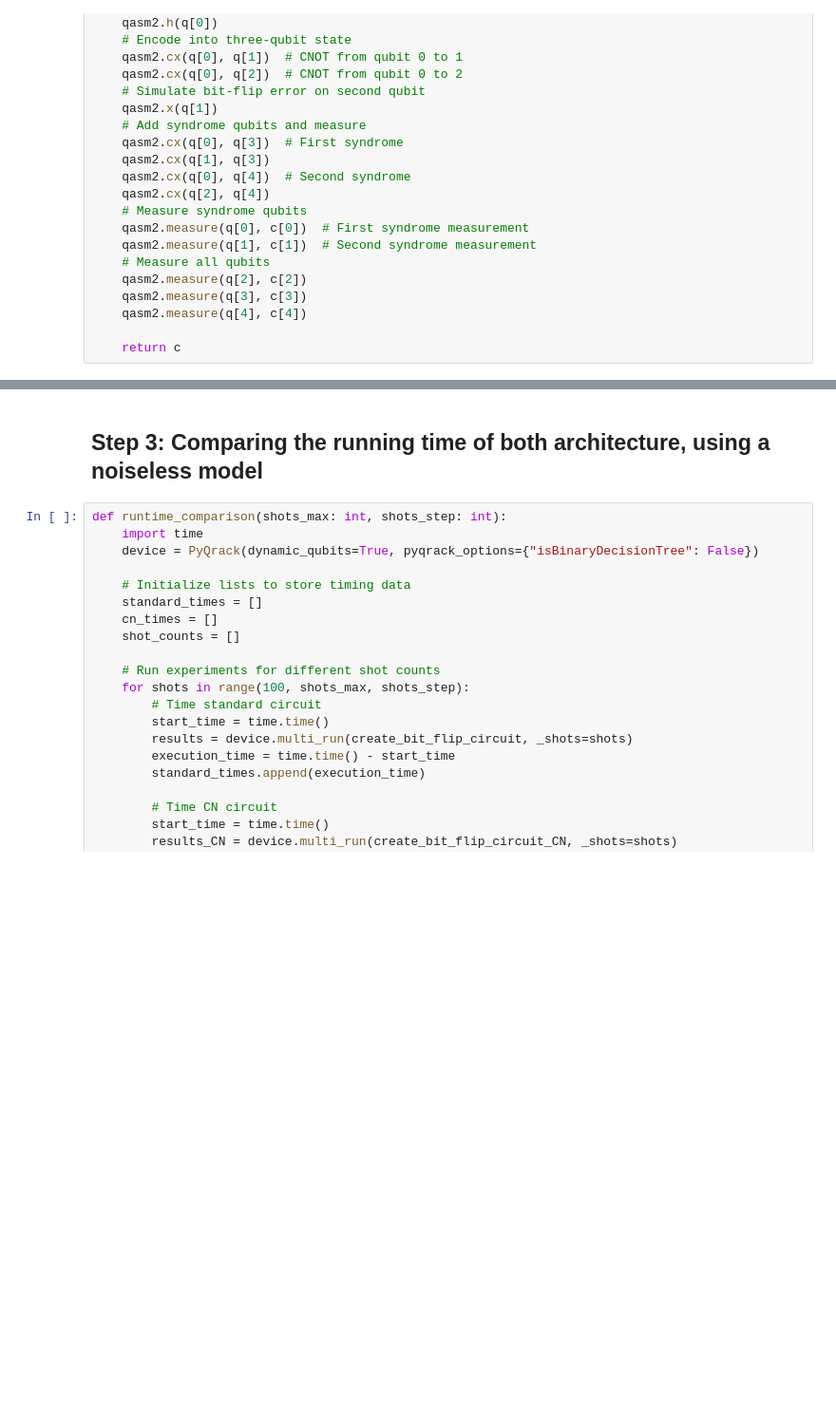
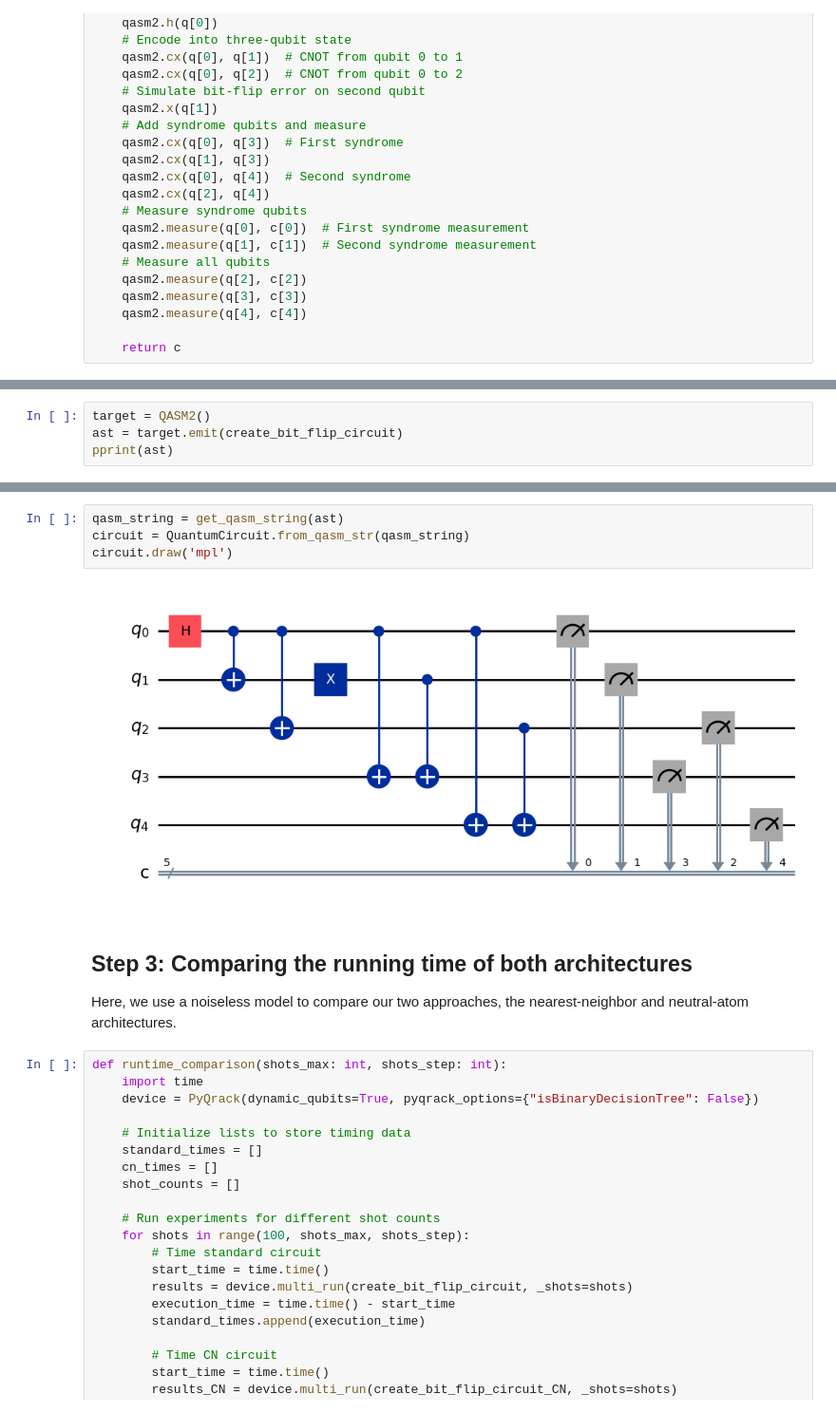
Before and after one commit to randyshee/charlie_delta, a Jupyter notebook: bit_flip_code_tutorial.ipynb, the cells around one changed output, grey strips where cells are left out. Shown at 95% size. Saved outputs shown, nothing was run; the diff lists cells and outputs as text; blank space fills up the shorter version.

```diff
--- a/bit_flip_code_tutorial.ipynb
+++ b/bit_flip_code_tutorial.ipynb
@@ -201,0 +200,4 @@ Using this architecture we only have 6 CNOTs gates.
+# %%
+target = QASM2()
+ast = target.emit(create_bit_flip_circuit)
+pprint(ast)
@@ -202,5 +222,13 @@ Using this architecture we only have 6 CNOTs gates.
+# %%
+qasm_string = get_qasm_string(ast)
+circuit = QuantumCircuit.from_qasm_str(qasm_string)
+circuit.draw('mpl')
+# %% [output]
+[figure, added]
 # %% [markdown]
-## Step 3: Comparing the running time of both architecture, using a noiseless model
+## Step 3: Comparing the running time of both architectures
+
+Here, we use a noiseless model to compare our two approaches, the nearest-neighbor and neutral-atom architectures.
 # %%
 def runtime_comparison(shots_max: int, shots_step: int):
     import time
```
Also changed, not shown: parts of 17 cells of this notebook, 1 other file.
